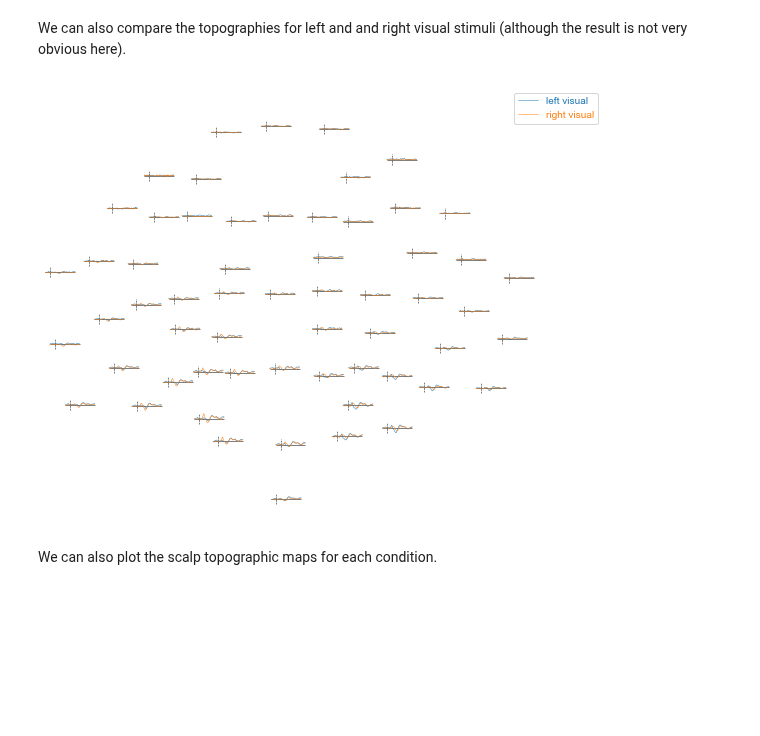
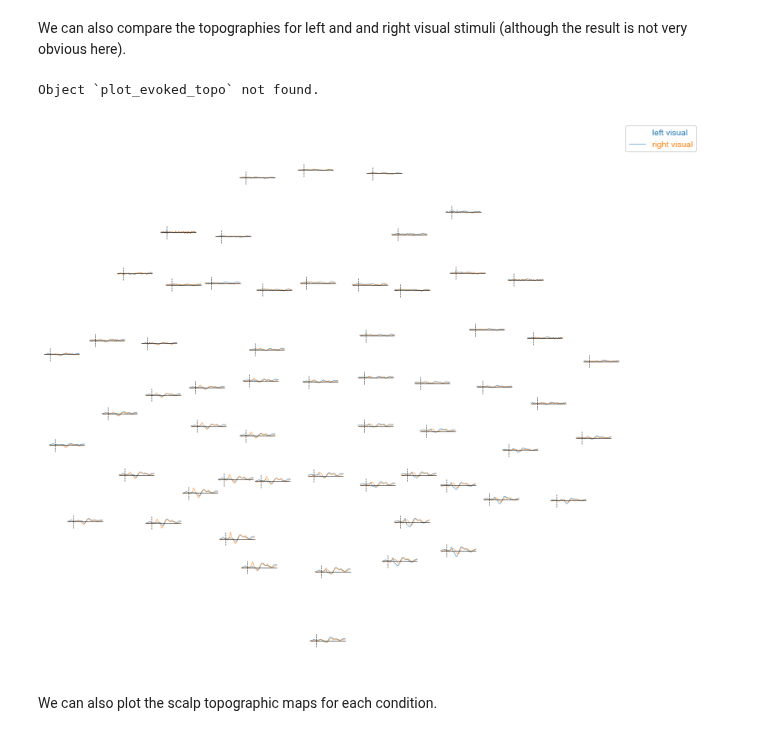
Before and after one commit to yunchang-z/neu502b-lab, a Jupyter notebook: eeg-02/eeg-02-erp.ipynb, the cells around one changed output. Saved outputs shown, nothing was run; the diff lists cells and outputs as text; code cells hidden in the pictures; blank space fills up the shorter version.

```diff
--- a/eeg-02/eeg-02-erp.ipynb
+++ b/eeg-02/eeg-02-erp.ipynb
@@ -152,13 +148,17 @@ right visual
 # %% [markdown]
 We can also compare the topographies for left and and right visual stimuli (although the result is not very obvious here).
+# %%
+plot_evoked_topo?
+# %% [output]
+Object `plot_evoked_topo` not found.
 # %%
 # Plot topographic ERP comparison
 from mne.viz import plot_evoked_topo
 
-fig, ax = plt.subplots(1,1,figsize=(10,8))
+fig, ax = plt.subplots(1,1,figsize=(14,12))
 plot_evoked_topo([LV_evoked, RV_evoked], axes=ax);
 # %% [output]
-[figure, old version]
+[figure, new version]
 # %% [markdown]
 We can also plot the scalp topographic maps for each condition.
 # %%
```
Also changed, not shown: parts of 14 cells of this notebook.
